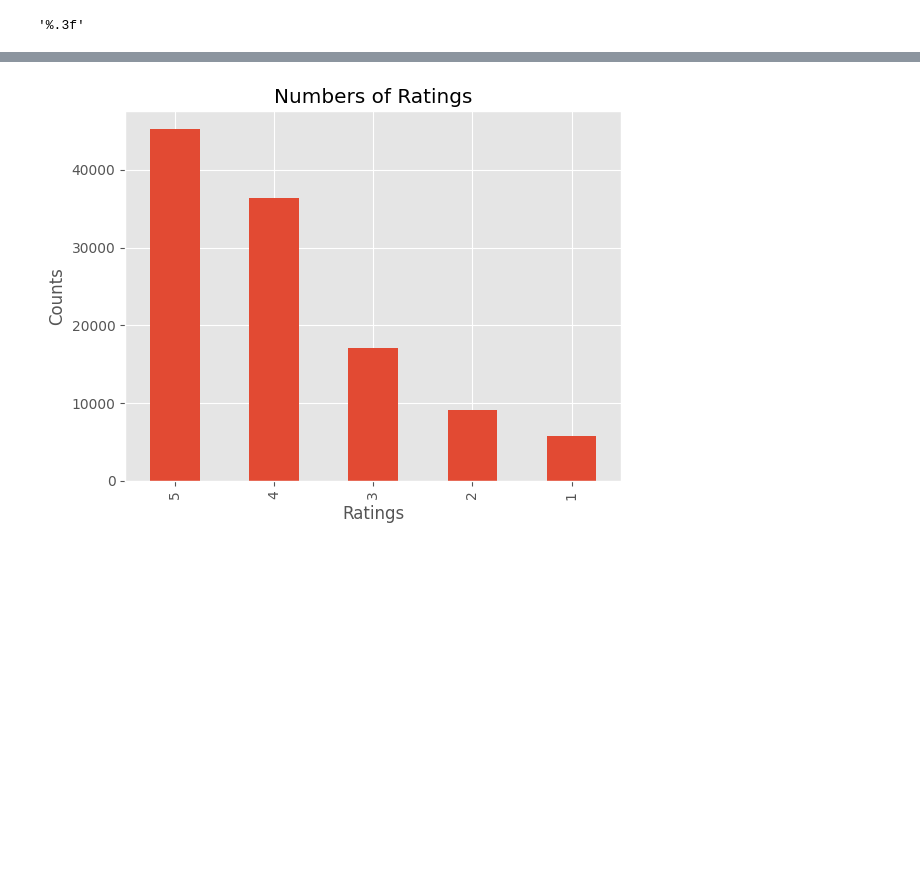
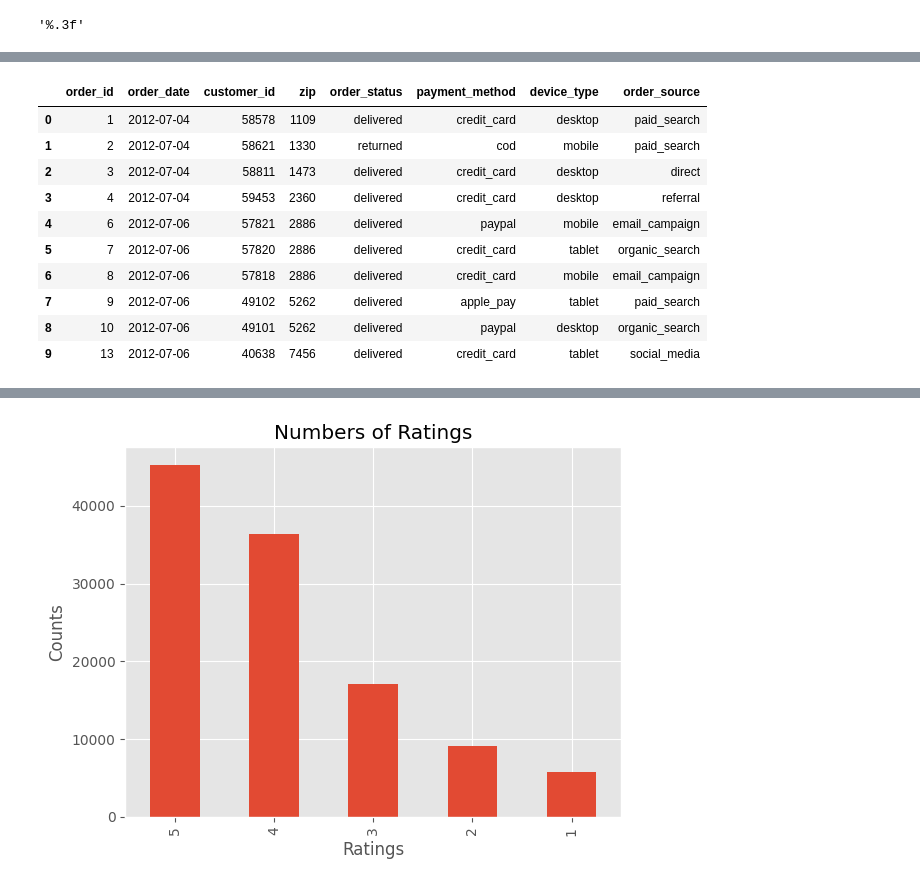
Before and after one commit to nqt-2/Datathon_Vin, a Jupyter notebook: notebook/Thai_EDA.ipynb, the cells around one changed output, grey strips where cells are left out. Drawn from its saved outputs; the diff is of its cells as text; code cells hidden in the pictures; blank space fills up the shorter version.

```diff
--- a/notebook/Thai_EDA.ipynb
+++ b/notebook/Thai_EDA.ipynb
@@ -45,0 +54,14 @@ bad_reviews.head(10)
+# %%
+orders.head(10)
+# %% [output]
+|  | order_id | order_date | customer_id | zip | order_status | payment_method | device_type | order_source |
+| 0 | 1 | 2012-07-04 | 58578 | 1109 | delivered | credit_card | desktop | paid_search |
+| 1 | 2 | 2012-07-04 | 58621 | 1330 | returned | cod | mobile | paid_search |
+| 2 | 3 | 2012-07-04 | 58811 | 1473 | delivered | credit_card | desktop | direct |
+| 3 | 4 | 2012-07-04 | 59453 | 2360 | delivered | credit_card | desktop | referral |
+| 4 | 6 | 2012-07-06 | 57821 | 2886 | delivered | paypal | mobile | email_campaign |
+| 5 | 7 | 2012-07-06 | 57820 | 2886 | delivered | credit_card | tablet | organic_search |
+| 6 | 8 | 2012-07-06 | 57818 | 2886 | delivered | credit_card | mobile | email_campaign |
+| 7 | 9 | 2012-07-06 | 49102 | 5262 | delivered | apple_pay | tablet | paid_search |
+| 8 | 10 | 2012-07-06 | 49101 | 5262 | delivered | paypal | desktop | organic_search |
+| 9 | 13 | 2012-07-06 | 40638 | 7456 | delivered | credit_card | tablet | social_media |
```
Also changed, not shown: parts of 14 cells of this notebook.
